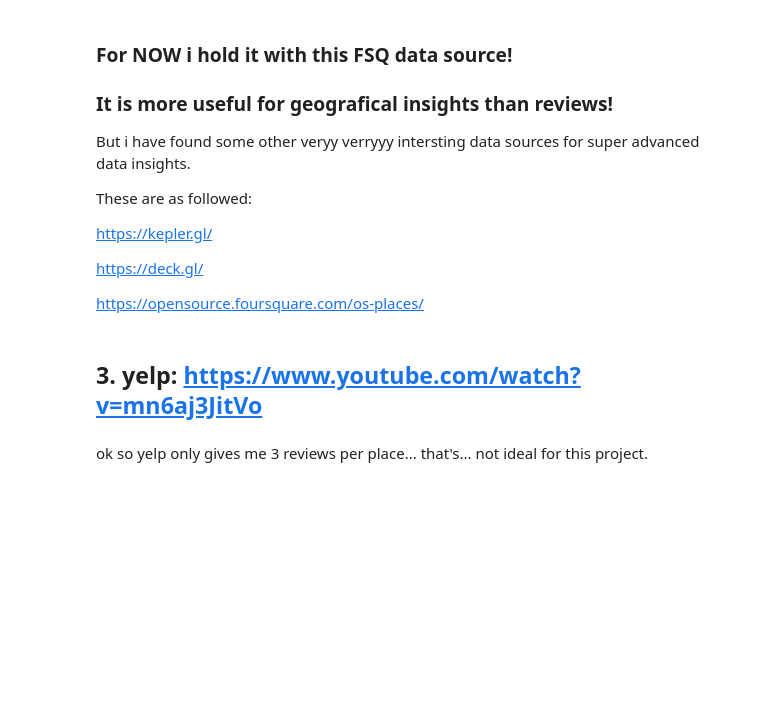
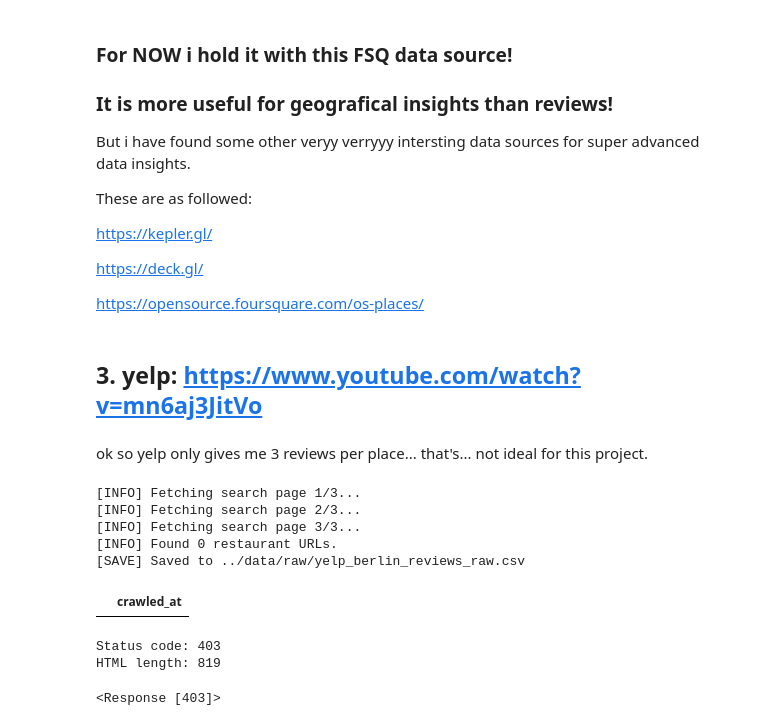
Before and after one commit to its30NA/berlin_bites, a Jupyter notebook: notebooks/01_data_collection.ipynb, the cells around one changed output. Cells and saved outputs as stored; diff of their text form; code cells hidden in the pictures; blank space fills up the shorter version.

Commit message:
trying to scrape yelp from Germany... major difficulties

```diff
--- a/notebooks/01_data_collection.ipynb
+++ b/notebooks/01_data_collection.ipynb
@@ -523,0 +477,56 @@ def collect_berlin_reviews(term="restaurants", pages=3, max_review_pages=20):
+# %%
+def collect_berlin_reviews(term="restaurants", pages=3, max_review_pages=20):
+    """
+    Scrape Yelp for Berlin restaurants and collect all their reviews.
+    Saves a CSV in data/raw.
+    """
+    urls = search_yelp_berlin(term=term, pages=pages)
+    all_reviews = []
+
+    for url in urls:
+        try:
+            restaurant_reviews = scrape_restaurant_reviews(url, max_pages=max_review_pages)
+            all_reviews.extend(import requests
+
+url = "https://www.yelp.com/search?find_desc=restaurants&find_loc=Berlin"
+res = requests.get(url, headers=HEADERS)
+print("Status code:", res.status_code)
+print("HTML length:", len(res.text))
+)
+        except Exception as e:
+            print(f"[ERROR] Failed scraping {url}: {e}")
+            continue
+
+    df = pd.DataFrame(all_reviews)
+    df["crawled_at"] = datetime.utcnow().isoformat()
+
+    # Save raw dataset
+    df.to_csv("../data/raw/yelp_berlin_reviews_raw.csv", index=False)
+    print("[SAVE] Saved to ../data/raw/yelp_berlin_reviews_raw.csv")
+
+    return df
+# %%
+df = collect_berlin_reviews(
+    term="restaurants",
+    pages=3,            # 3 search pages → ~30 restaurants
+    max_review_pages=15 # scrape up to 150 reviews per restaurant
+)
+
+df.head()
+# %% [output]
+[INFO] Fetching search page 1/3...
+[INFO] Fetching search page 2/3...
+[INFO] Fetching search page 3/3...
+[INFO] Found 0 restaurant URLs.
+[SAVE] Saved to ../data/raw/yelp_berlin_reviews_raw.csv
+|  | crawled_at |
+# %%
+import requests
+
+url = "https://www.yelp.com/search?find_desc=restaurants&find_loc=Berlin"
+res = requests.get(url, headers=HEADERS)
+print("Status code:", res.status_code)
+print("HTML length:", len(res.text))
+# %% [output]
+Status code: 403
+HTML length: 819
@@ -523,0 +550,4 @@ def collect_berlin_reviews(term="restaurants", pages=3, max_review_pages=20):
+# %%
+requests.get(url, headers=HEADERS)
+# %% [output]
+<Response [403]>
```
Also changed, not shown: parts of 8 cells of this notebook.
